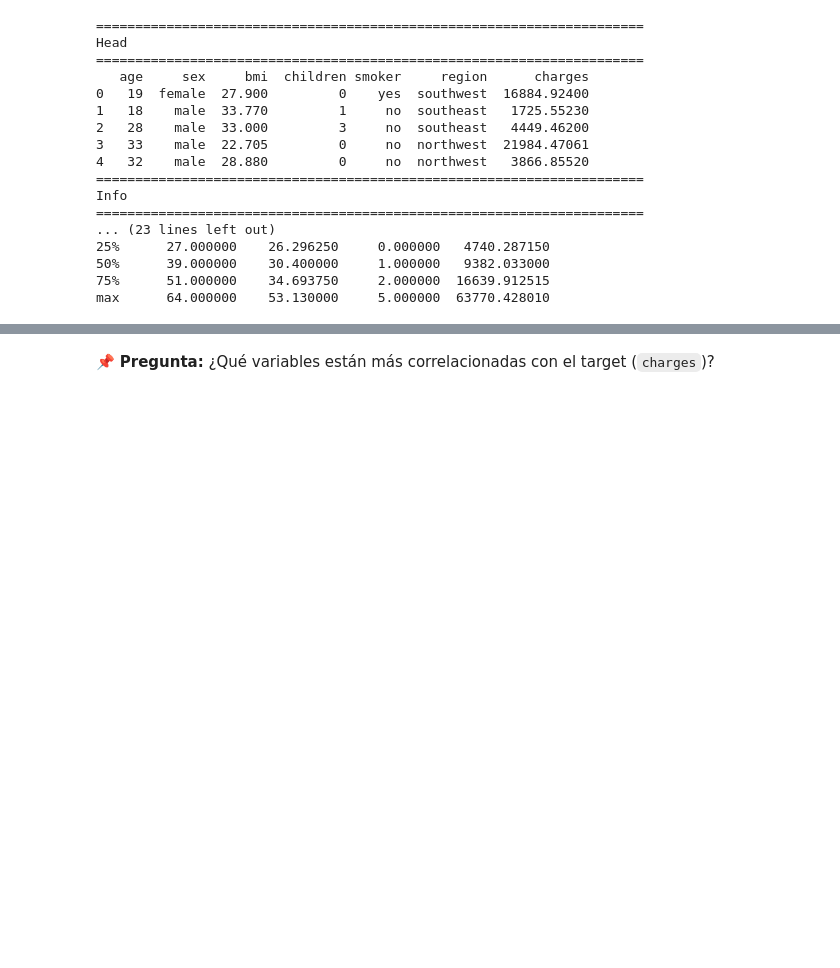
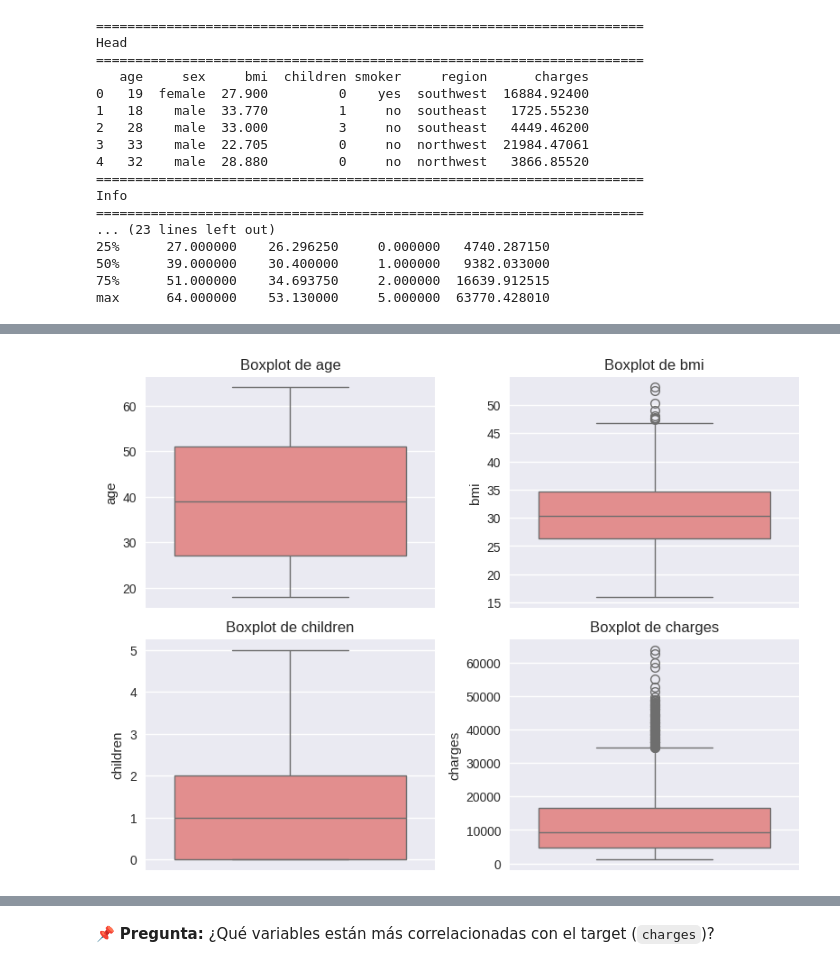
Before and after one commit to bidallei/MIAAD-UACJ, a Jupyter notebook: Practica26_263150.ipynb, the cells around one changed output, grey strips where cells are left out. Saved outputs shown, nothing was run; the diff lists cells and outputs as text; code cells hidden in the pictures; blank space fills up the shorter version.

```diff
--- a/Practica26_263150.ipynb
+++ b/Practica26_263150.ipynb
@@ -240,0 +94,13 @@ REGION:
+# %%
+# Generamos boxplots
+fig, axs = plt.subplots(2, 2, figsize=(8, 6))
+
+for ax, var in zip(axs.ravel(), numeric_vars):
+    sns.boxplot(y=df[var], color='lightcoral', ax=ax)
+    ax.set_title(f'Boxplot de {var}')
+    ax.set_ylabel(var)
+
+plt.tight_layout()
+plt.show()
+# %% [output]
+[figure, added]
```
Also changed, not shown: parts of 14 cells of this notebook.
